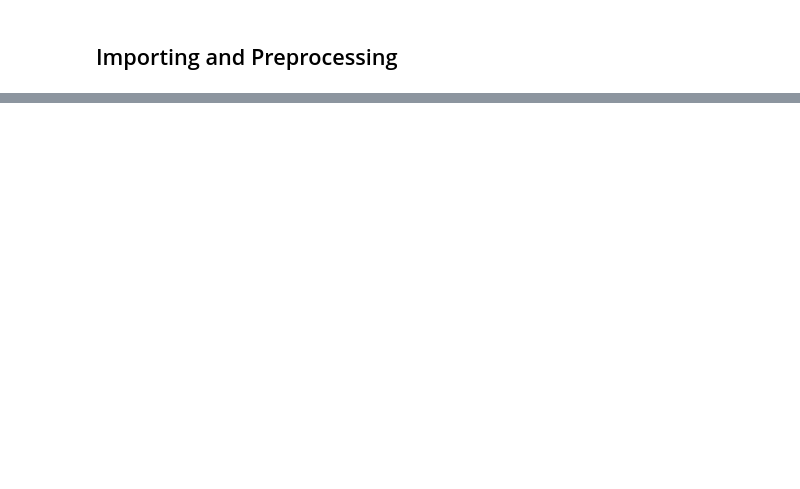
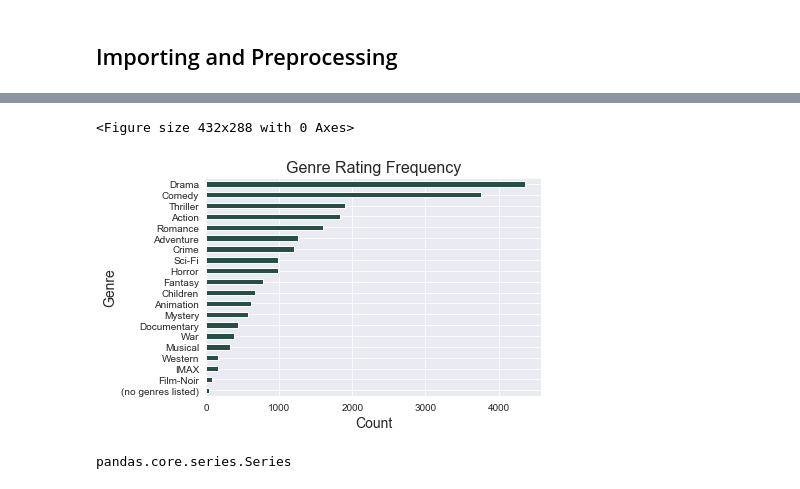
Before and after one commit to jvntra/Simple-Movie-Recommendation-System, a Jupyter notebook: Mod4Project.ipynb, the cells around one changed output, grey strips where cells are left out. Cells and saved outputs as stored; diff of their text form; code cells hidden in the pictures; blank space fills up the shorter version.

Commit message:
added images and untracked files

```diff
--- a/Mod4Project.ipynb
+++ b/Mod4Project.ipynb
@@ -186,0 +19,6 @@ model = als.fit(training)
+# %%
+# read in the df
+links = pd.read_csv('./movielens_data/links.csv')
+movies = pd.read_csv('./movielens_data/movies.csv')
+ratings = pd.read_csv('./movielens_data/ratings.csv')
+tags = pd.read_csv('./movielens_data/tags.csv')
@@ -186,0 +27,27 @@ model = als.fit(training)
+# %%
+genre_labels = set()
+for s in movies['genres'].str.split('|').values:
+    genre_labels = genre_labels.union(set(s))
+
+# Function that counts the number of times each of the genre keywords appear
+def count_word(dataset, ref_col, census):
+    keyword_count = dict()
+    for s in census:
+        keyword_count[s] = 0
+    for census_keywords in dataset[ref_col].str.split('|'):
+        if type(census_keywords) == float and pd.isnull(census_keywords):
+            continue
+        for s in [s for s in census_keywords if s in census]:
+            if pd.notnull(s):
+                keyword_count[s] += 1
+    #______________________________________________________________________
+    # convert the dictionary in a list to sort the keywords by frequency
+    keyword_occurences = []
+    for k,v in keyword_count.items():
+        keyword_occurences.append([k,v])
+    keyword_occurences.sort(key = lambda x:x[1], reverse = True)
+    return keyword_occurences, keyword_count
+
+# Calling this function gives access to a list of genre keywords which are sorted by decreasing frequency
+keyword_occurences, dum = count_word(movies, 'genres', genre_labels)
+keyword_occurences[:5]
@@ -186,0 +60,3 @@ model = als.fit(training)
+# %%
+genre_count = pd.DataFrame(keyword_occurences, columns = ['genre', 'count'])
+genre_count = pd.DataFrame(keyword_occurences, columns = ['genre', 'count'], index = genre_count.genre)
@@ -186,0 +73,17 @@ model = als.fit(training)
+# %%
+fig, ax = plt.subplots(0)
+sns.set_style('darkgrid')
+ax = genre_count.sort_values(by='count').plot(kind='barh', legend=False, color='#255144')
+ax.set_ylabel('Genre',fontsize=14)
+ax.set_xlabel('Count', fontsize=14)
+ax.set_title('Genre Rating Frequency', fontsize=16)
+plt.savefig('./movielens_data/genre_rating_freq.png', dpi=200)
+plt.show()
+# %% [output]
+<Figure size 432x288 with 0 Axes>
+[figure, added]
+# %%
+ratings_count = ratings['rating'].value_counts().sort_index(ascending=False)
+type(ratings_values)
+# %% [output]
+pandas.core.series.Series
```
Also changed, not shown: parts of 89 cells of this notebook, 6 other files.
